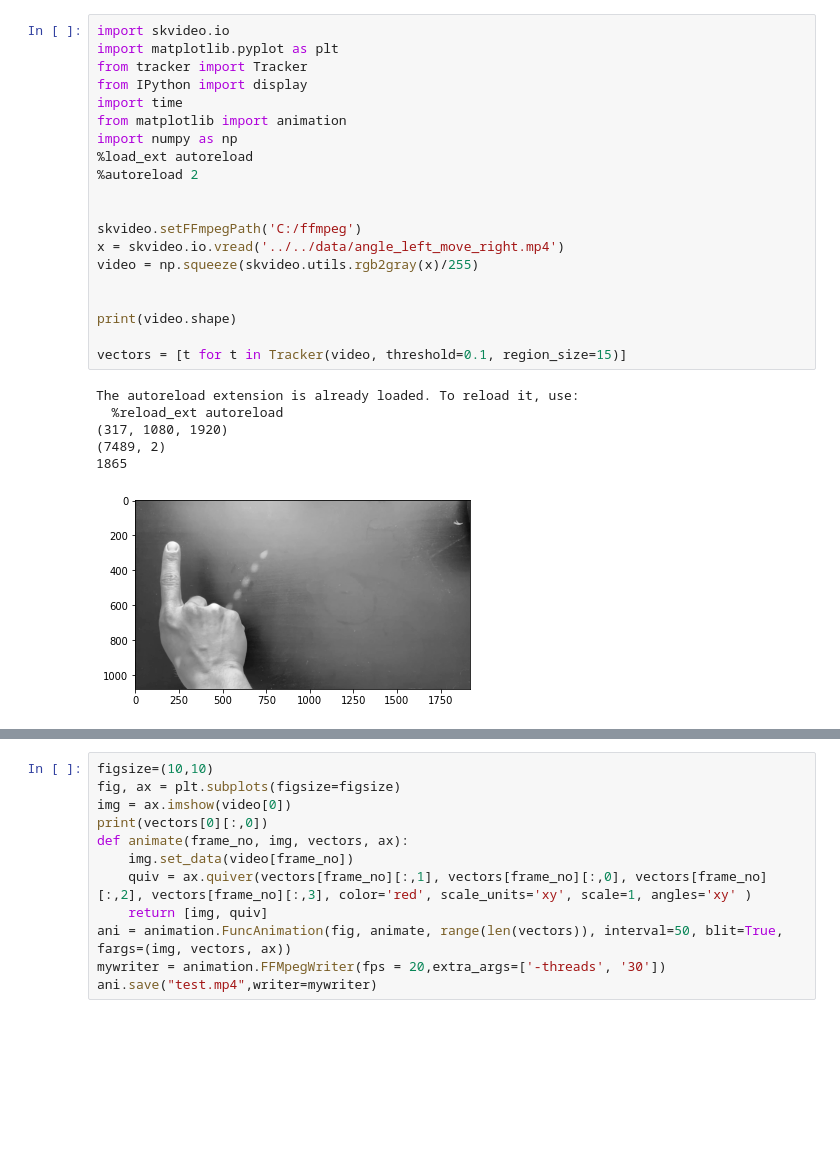
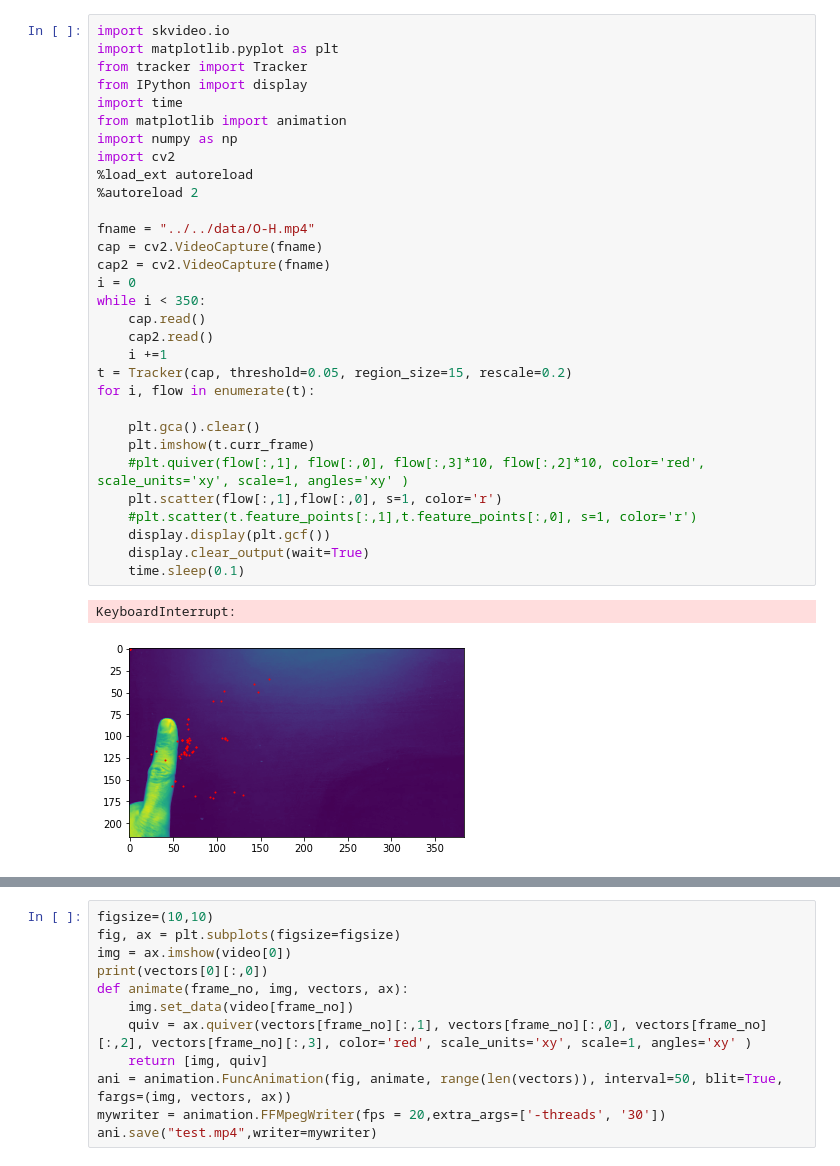
Before and after one commit to evanhuang117/cse5524-project, a Jupyter notebook: mspaint2.0/tracker/driver.ipynb, the cells around one changed output, grey strips where cells are left out. Drawn from its saved outputs; the diff is of its cells as text; blank space fills up the shorter version.

Commit message:
use cv2 to process indiv frame instead of loading entire vid into mem

```diff
--- a/mspaint2.0/tracker/driver.ipynb
+++ b/mspaint2.0/tracker/driver.ipynb
@@ -1,27 +1,34 @@
-# %%
-import skvideo.io
-import matplotlib.pyplot as plt
-from tracker import Tracker
-from IPython import display
-import time
-from matplotlib import animation
-import numpy as np
-%load_ext autoreload
-%autoreload 2
-
-
-skvideo.setFFmpegPath('C:/ffmpeg')
-x = skvideo.io.vread('../../data/angle_left_move_right.mp4')
-video = np.squeeze(skvideo.utils.rgb2gray(x)/255)
-
-
-print(video.shape)
-
-vectors = [t for t in Tracker(video, threshold=0.1, region_size=15)]
-# %% [output]
-The autoreload extension is already loaded. To reload it, use:
-  %reload_ext autoreload
-(317, 1080, 1920)
-(7489, 2)
-1865
-[figure, removed]
+# %%
+import skvideo.io
+import matplotlib.pyplot as plt
+from tracker import Tracker
+from IPython import display
+import time
+from matplotlib import animation
+import numpy as np
+import cv2
+%load_ext autoreload
+%autoreload 2
+
+fname = "../../data/O-H.mp4"
+cap = cv2.VideoCapture(fname)
+cap2 = cv2.VideoCapture(fname)
+i = 0
+while i < 350:
+    cap.read()
+    cap2.read()
+    i +=1
+t = Tracker(cap, threshold=0.05, region_size=15, rescale=0.2)
+for i, flow in enumerate(t):
+
+    plt.gca().clear()
+    plt.imshow(t.curr_frame)
+    #plt.quiver(flow[:,1], flow[:,0], flow[:,3]*10, flow[:,2]*10, color='red', scale_units='xy', scale=1, angles='xy' )
+    plt.scatter(flow[:,1],flow[:,0], s=1, color='r')
+    #plt.scatter(t.feature_points[:,1],t.feature_points[:,0], s=1, color='r')
+    display.display(plt.gcf())
+    display.clear_output(wait=True)
+    time.sleep(0.1)
+# %% [output]
+KeyboardInterrupt:
+[figure, added]
```
Also changed, not shown: parts of 4 cells of this notebook, 1 other file.
